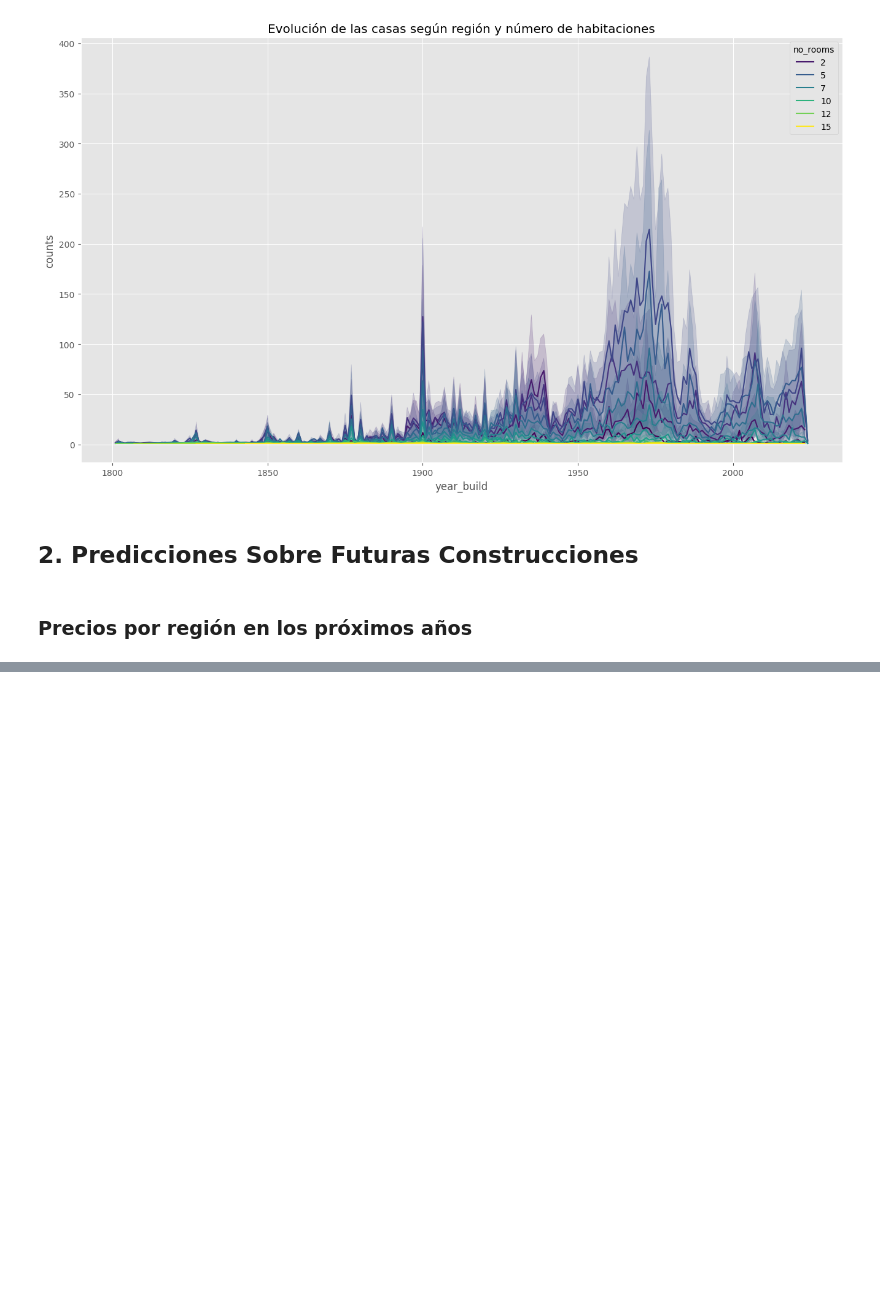
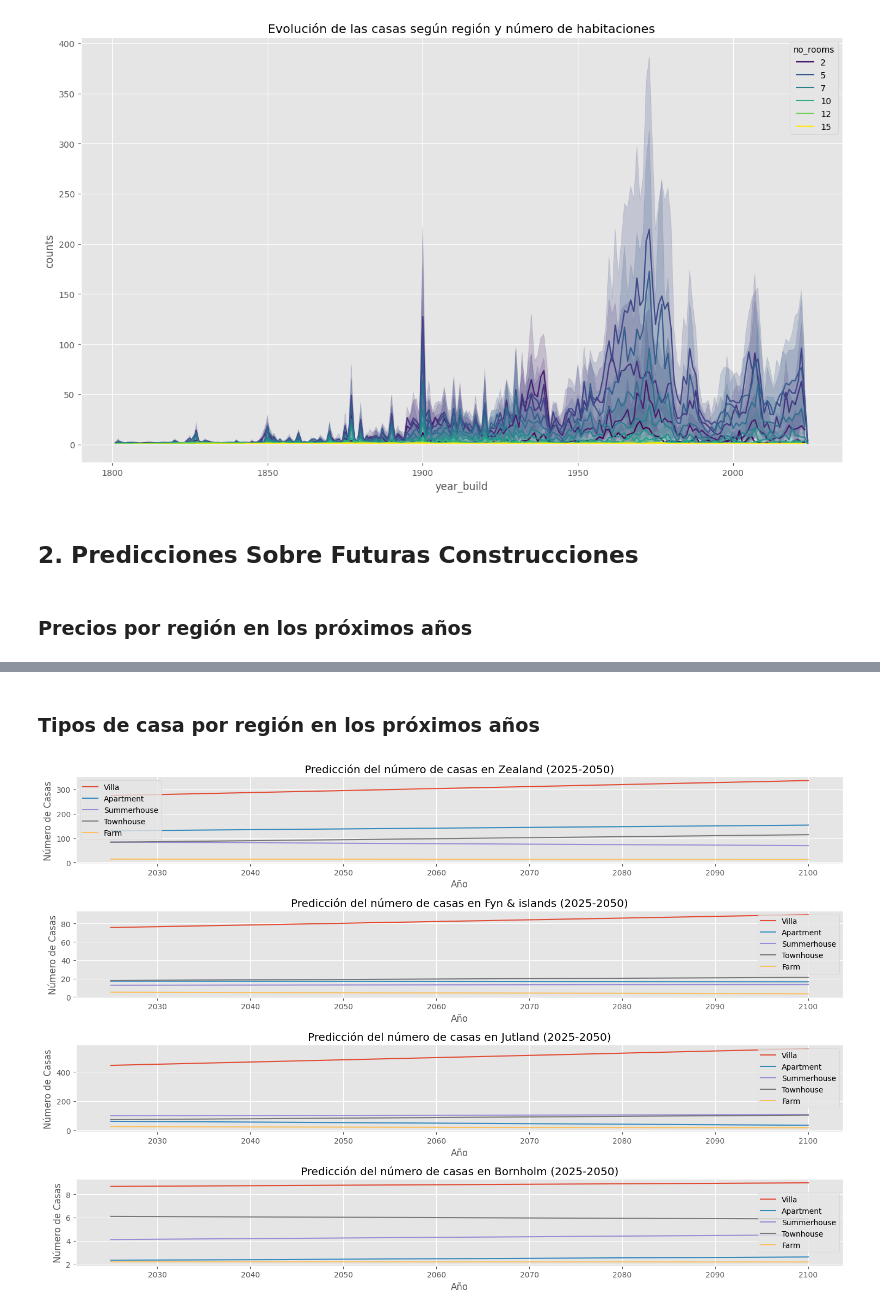
Before and after one commit to davidcabrero/ML_MercadoInmobiliario, a Jupyter notebook: EDAyPredicciones.ipynb, the cells around one changed output, grey strips where cells are left out. Saved outputs shown, nothing was run; the diff lists cells and outputs as text; code cells hidden in the pictures; blank space fills up the shorter version.

```diff
--- a/EDAyPredicciones.ipynb
+++ b/EDAyPredicciones.ipynb
@@ -194,0 +231,44 @@ plt.show()
+# %% [markdown]
+### Tipos de casa por región en los próximos años
+# %%
+# Contar el número de casas por año, región y tipo de casa
+df_houses['Numero_de_Casas'] = df_houses.groupby(['year_build', 'region', 'house_type'])['house_id'].transform('count')
+
+# Crear un modelo de regresión lineal para cada tipo de casa en cada región
+regiones = df_houses['region'].unique()
+tipos_de_casa = df_houses['house_type'].unique()
+predicciones = {}
+
+for region in regiones:
+    predicciones[region] = {}
+    for tipo in tipos_de_casa:
+        region_tipo_data = df_houses[(df_houses['region'] == region) & (df_houses['house_type'] == tipo)]
+        X = region_tipo_data[['year_build']]
+        y = region_tipo_data['Numero_de_Casas']
+
+        model = LinearRegression()
+        model.fit(X, y)
+
+        # Predecir el número de casas de 2025 a 2050
+        future_years = pd.DataFrame(np.arange(2025, 2101), columns=['year_build'])
+        future_casas = model.predict(future_years)
+
+        predicciones[region][tipo] = (future_years['year_build'].values, future_casas)
+
+# Graficar las predicciones
+plt.figure(figsize=(15, 10))
+
+for i, region in enumerate(regiones):
+    plt.subplot(len(regiones), 1, i + 1)
+    for tipo in tipos_de_casa:
+        years, casas = predicciones[region][tipo]
+        plt.plot(years, casas, label=tipo)
+    plt.title(f'Predicción del número de casas en {region} (2025-2050)')
+    plt.xlabel('Año')
+    plt.ylabel('Número de Casas')
+    plt.legend()
+
+plt.tight_layout()
+plt.show()
+# %% [output]
+[figure, added]
```
Also changed, not shown: parts of 2 cells of this notebook.
